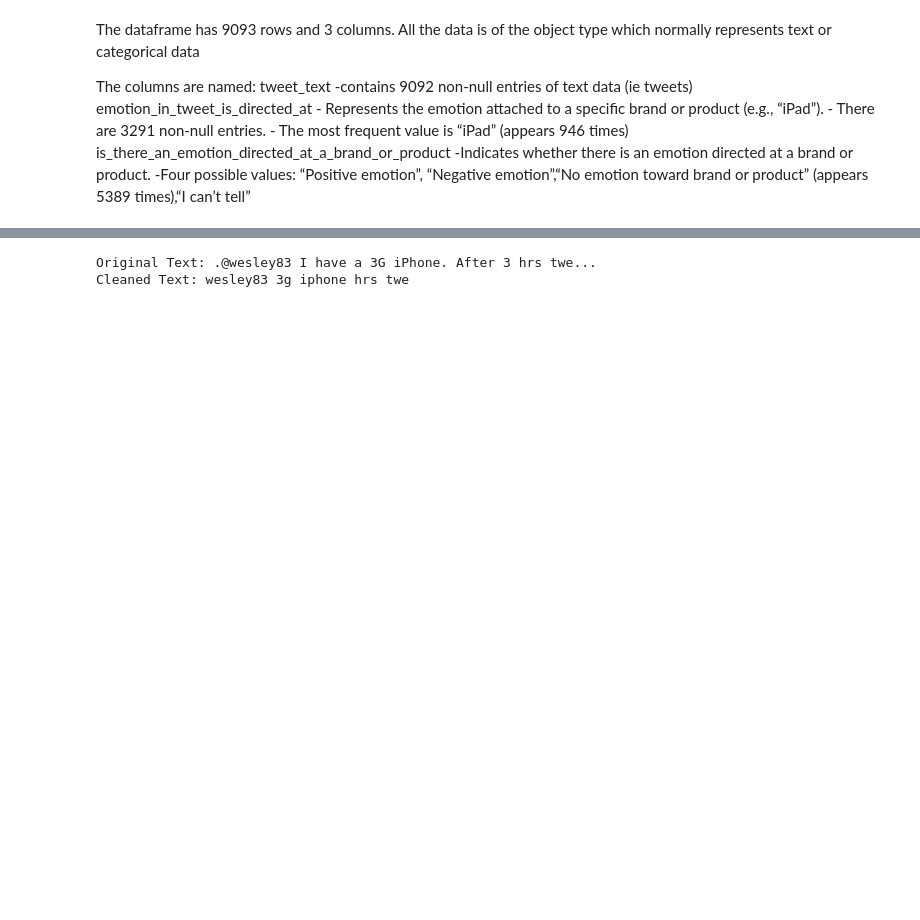
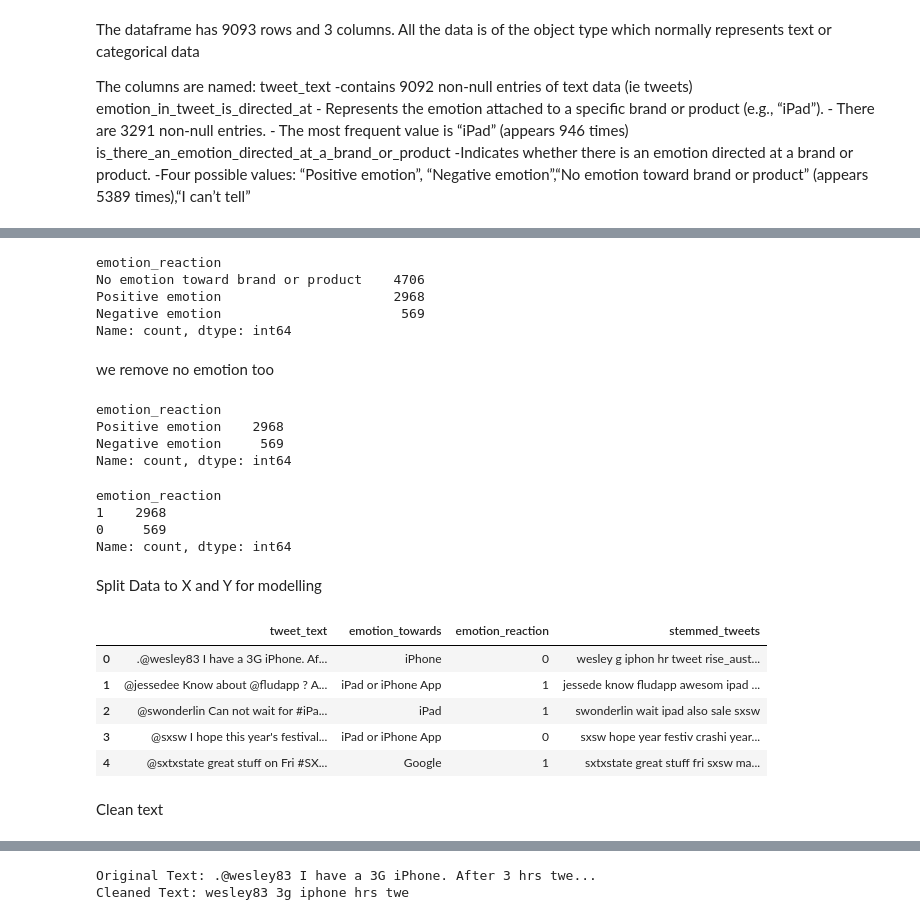
Before and after one commit to mainyepeter/NLP-Sentiment-Analysis-Apple-Google, a Jupyter notebook: tweet_product_company.ipynb, the cells around one changed output, grey strips where cells are left out. Cells and saved outputs as stored; diff of their text form; code cells hidden in the pictures; blank space fills up the shorter version.

Commit message:
Vectorization,stemming and modelling accuracy scores

```diff
--- a/tweet_product_company.ipynb
+++ b/tweet_product_company.ipynb
@@ -426,0 +385,69 @@ True
+# %%
+df_filtered['emotion_reaction'].value_counts()
+# %% [output]
+emotion_reaction
+No emotion toward brand or product    4706
+Positive emotion                      2968
+Negative emotion                       569
+Name: count, dtype: int64
+# %% [markdown]
+we remove no emotion too
+# %%
+# Assuming df is your DataFrame
+
+# Create a boolean mask to identify rows where the 'emotion' column contains 'I can't tell'
+mask = df_filtered['emotion_reaction'] != "No emotion toward brand or product"
+
+# Apply the mask to filter out rows where the 'emotion' column contains 'I can't tell'
+# df_filteredd = df[mask]
+
+# Optionally, if you want to modify the original DataFrame in place:
+df_filtered.drop(df_filtered[~mask].index, inplace=True)
+
+# If you want to reset the index after dropping rows
+# df_filteredd.reset_index(drop=True, inplace=True)
+df_filtered['emotion_reaction'].value_counts()
+# %% [output]
+emotion_reaction
+Positive emotion    2968
+Negative emotion     569
+Name: count, dtype: int64
+# %%
+df_filtered['emotion_reaction'] = df_filtered['emotion_reaction'].replace({'Positive emotion':1,'Negative emotion':0})
+df_filtered['emotion_reaction'].value_counts()
+# %% [output]
+emotion_reaction
+1    2968
+0     569
+Name: count, dtype: int64
+# %% [markdown]
+Split Data to X and Y for modelling
+# %%
+# Assuming df is your DataFrame
+
+# List of Apple products and apps
+apple_products_and_apps = ['Apple', 'iPad', 'iPhone', 'iPad or iPhone App', 'Other Apple product or service']
+
+# List of Google products and apps
+google_products_and_apps = ['Google', 'Android', 'Android App', 'Other Google product or service']
+
+# Combine both lists
+products_and_apps_to_include = apple_products_and_apps + google_products_and_apps
+
+# Create a regular expression pattern from the combined list
+pattern = '|'.join(products_and_apps_to_include)
+
+# Filter rows where the 'emotion_towards' column contains the specified products and apps
+df_filtered = df_filtered[df_filtered['emotion_towards'].str.contains(pattern)]
+
+# Display the filtered DataFrame
+df_filtered.head()
+# %% [output]
+|  | tweet_text | emotion_towards | emotion_reaction | stemmed_tweets |
+| 0 | .@wesley83 I have a 3G iPhone. Af... | iPhone | 0 | wesley g iphon hr tweet rise_aust... |
+| 1 | @jessedee Know about @fludapp ? A... | iPad or iPhone App | 1 | jessede know fludapp awesom ipad ... |
+| 2 | @swonderlin Can not wait for #iPa... | iPad | 1 | swonderlin wait ipad also sale sxsw |
+| 3 | @sxsw I hope this year's festival... | iPad or iPhone App | 0 | sxsw hope year festiv crashi year... |
+| 4 | @sxtxstate great stuff on Fri #SX... | Google | 1 | sxtxstate great stuff fri sxsw ma... |
+# %% [markdown]
+Clean text
```
Also changed, not shown: parts of 41 cells of this notebook, 2 other files.
